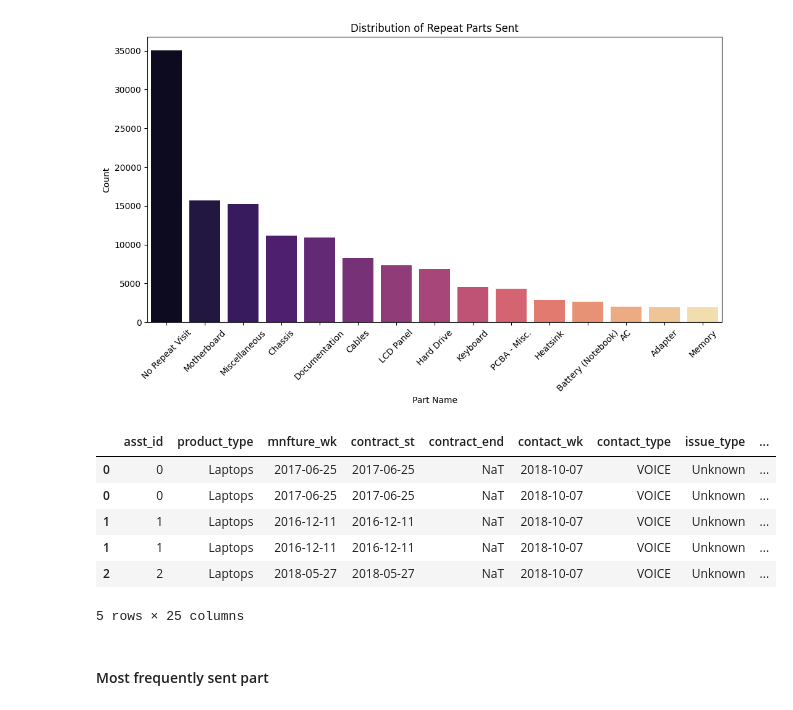
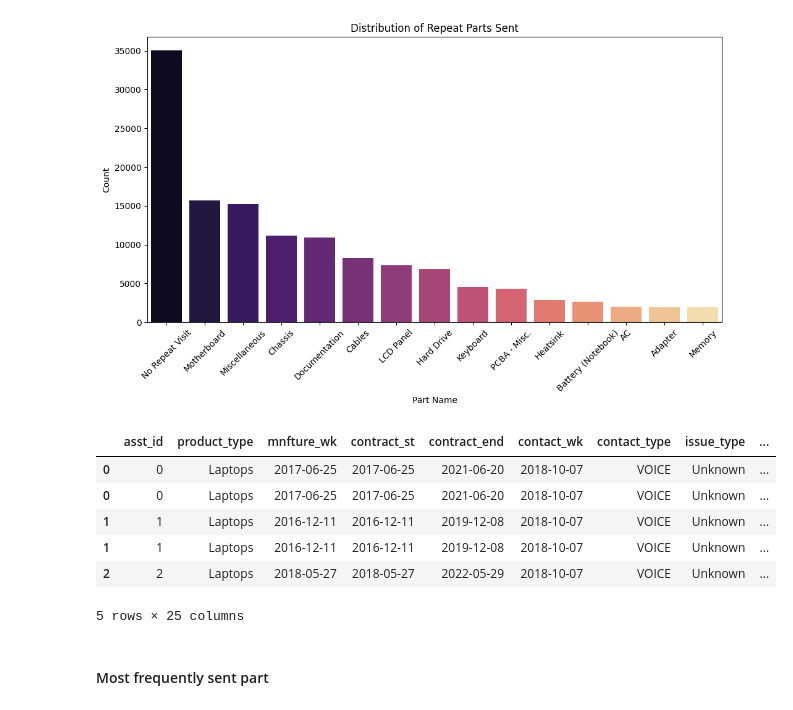
Before and after one commit to shthakur19/dell, a Jupyter notebook: dell_sol.ipynb, the cells around one changed output. Saved outputs shown, nothing was run; the diff lists cells and outputs as text; code cells hidden in the pictures.

```diff
--- a/dell_sol.ipynb
+++ b/dell_sol.ipynb
@@ -885,19 +890,19 @@ df = df.join(df_repeat_parts_sent.rename(columns={'part': 'repeat_sent_part', 'c
 # %%
 # Converting week numbers to date-time objects using pandas
 df['mnfture_wk'] = pd.to_datetime(df['mnfture_wk'].astype(str) + '0', format='%Y%U%w', errors='coerce')
 df['contract_st'] = pd.to_datetime(df['contract_st'].astype(str) + '0', format='%Y%U%w', errors='coerce')
-df['contract_end'] = pd.to_datetime(df['contract_end'].astype(str) + '0', format='%Y%U%w', errors='coerce')
+#df['contract_end'] = pd.to_datetime(df['contract_end'].astype(str) + '0', format='%Y%U%w', errors='coerce')
 df['contact_wk'] = pd.to_datetime(df['contact_wk'].astype(str) + '0', format='%Y%U%w', errors='coerce')
 
 # Displaying the head of df to confirm the changes
 df.head()
 # %% [output]
 |  | asst_id | product_type | mnfture_wk | contract_st | contract_end | contact_wk | contact_type | issue_type | ... |
-| 0 | 0 | Laptops | 2017-06-25 | 2017-06-25 | NaT | 2018-10-07 | VOICE | Unknown | ... |
-| 0 | 0 | Laptops | 2017-06-25 | 2017-06-25 | NaT | 2018-10-07 | VOICE | Unknown | ... |
-| 1 | 1 | Laptops | 2016-12-11 | 2016-12-11 | NaT | 2018-10-07 | VOICE | Unknown | ... |
-| 1 | 1 | Laptops | 2016-12-11 | 2016-12-11 | NaT | 2018-10-07 | VOICE | Unknown | ... |
-| 2 | 2 | Laptops | 2018-05-27 | 2018-05-27 | NaT | 2018-10-07 | VOICE | Unknown | ... |
+| 0 | 0 | Laptops | 2017-06-25 | 2017-06-25 | 2021-06-20 | 2018-10-07 | VOICE | Unknown | ... |
+| 0 | 0 | Laptops | 2017-06-25 | 2017-06-25 | 2021-06-20 | 2018-10-07 | VOICE | Unknown | ... |
+| 1 | 1 | Laptops | 2016-12-11 | 2016-12-11 | 2019-12-08 | 2018-10-07 | VOICE | Unknown | ... |
+| 1 | 1 | Laptops | 2016-12-11 | 2016-12-11 | 2019-12-08 | 2018-10-07 | VOICE | Unknown | ... |
+| 2 | 2 | Laptops | 2018-05-27 | 2018-05-27 | 2022-05-29 | 2018-10-07 | VOICE | Unknown | ... |
 5 rows × 25 columns
 # %% [markdown]
 #### Most frequently sent part
```
Also changed, not shown: parts of 19 cells of this notebook, 2 other files.
